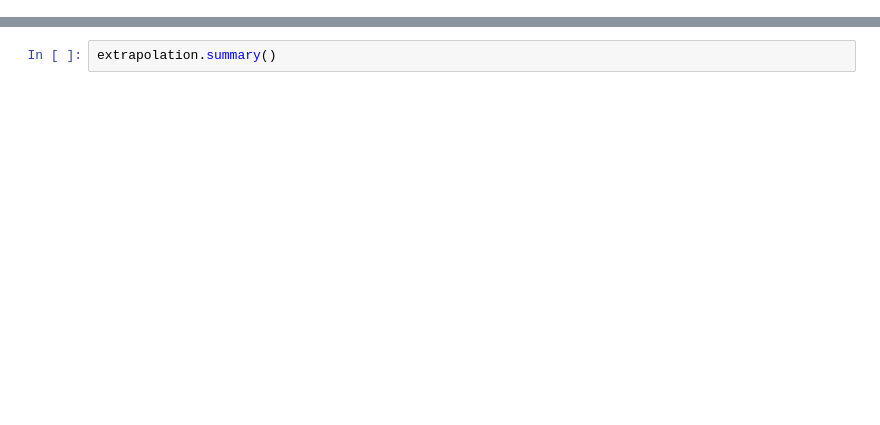
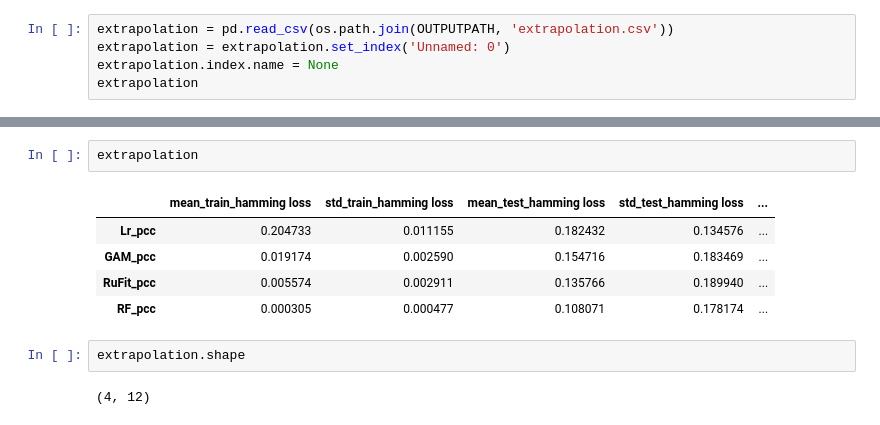
Before and after one commit to marioboley/PISA_ML, a Jupyter notebook: model_evaluation.ipynb, the cells around one changed output, grey strips where cells are left out. Cells and saved outputs as stored; diff of their text form; blank space fills up the shorter version.

```diff
--- a/model_evaluation.ipynb
+++ b/model_evaluation.ipynb
@@ -21,0 +21,5 @@ Running experiment with 30 repetitions
+# %%
+extrapolation = pd.read_csv(os.path.join(OUTPUTPATH, 'extrapolation.csv'))
+extrapolation = extrapolation.set_index('Unnamed: 0')
+extrapolation.index.name = None
+extrapolation
@@ -34,2 +247,12 @@ extrapolation = ExtrapolationExperiment(full_estimators,
 # %%
-extrapolation.summary()
+extrapolation
+# %% [output]
+|  | mean_train_hamming loss | std_train_hamming loss | mean_test_hamming loss | std_test_hamming loss | ... |
+| Lr_pcc | 0.204733 | 0.011155 | 0.182432 | 0.134576 | ... |
+| GAM_pcc | 0.019174 | 0.002590 | 0.154716 | 0.183469 | ... |
+| RuFit_pcc | 0.005574 | 0.002911 | 0.135766 | 0.189940 | ... |
+| RF_pcc | 0.000305 | 0.000477 | 0.108071 | 0.178174 | ... |
+# %%
+extrapolation.shape
+# %% [output]
+(4, 12)
```
Also changed, not shown: parts of 25 cells of this notebook.
